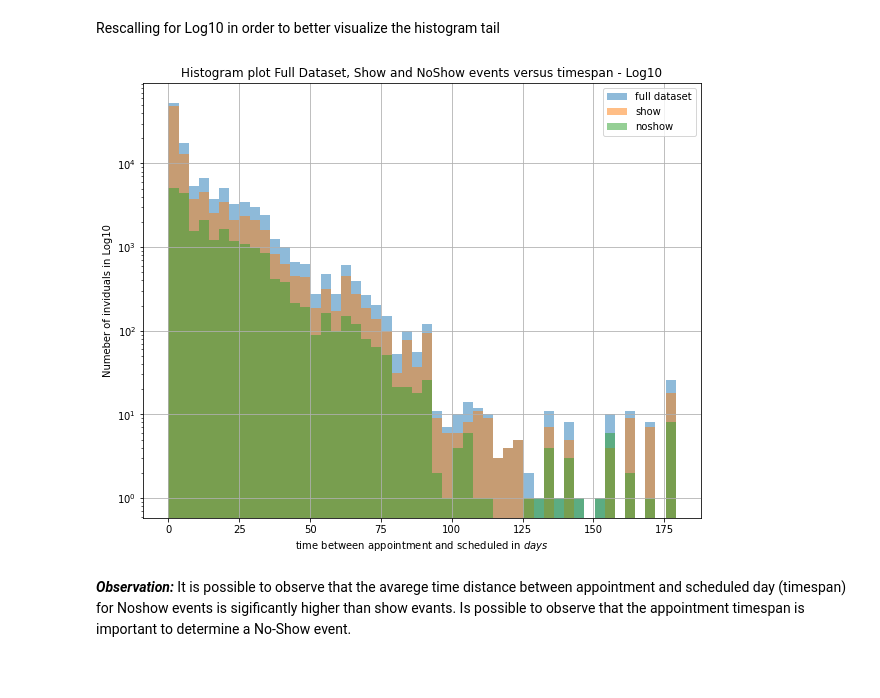
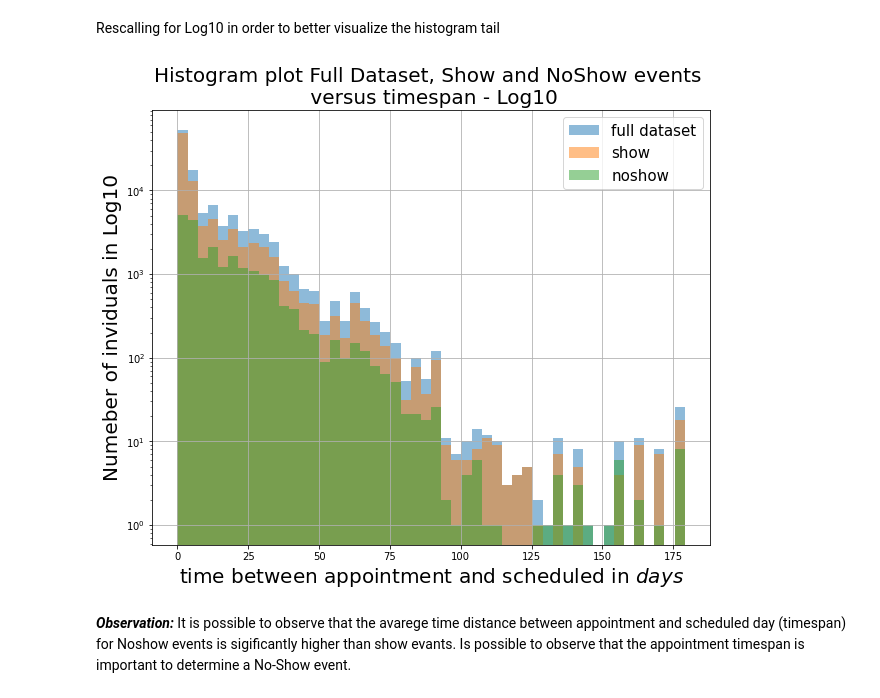
Before and after one commit to mpicanco/udacity_proj2, a Jupyter notebook: investigate-a-dataset-template.ipynb, the cells around one changed output. Drawn from its saved outputs; the diff is of its cells as text; code cells hidden in the pictures.

```diff
--- a/investigate-a-dataset-template.ipynb
+++ b/investigate-a-dataset-template.ipynb
@@ -461,15 +450,15 @@ Rescalling for Log10 in order to better visualize the histogram tail
 # %%
 df.timespan.hist(alpha=0.5,label='full dataset',log=True,bins=50,figsize=(10,8));
 df[show].timespan.hist(alpha=0.5,label='show',log=True,bins=50);
 df[noshow].timespan.hist(alpha=0.5,label='noshow',log=True,bins=50);
-plt.xlabel(r'time between appointment and scheduled in $days$');
-plt.ylabel(r'Numeber of inviduals in Log10')
+plt.xlabel(r'time between appointment and scheduled in $days$',fontsize=20);
+plt.ylabel(r'Numeber of inviduals in Log10',fontsize=20)
 
-plt.title("Histogram plot Full Dataset, Show and NoShow events versus timespan - Log10")
+plt.title("Histogram plot Full Dataset, Show and NoShow events \n versus timespan - Log10",fontsize=20)
 
-plt.legend();
+plt.legend(fontsize=15);
 # %% [output]
-[figure, old version]
+[figure, new version]
 # %% [markdown]
 ***Observation:*** It is possible to observe that the avarege time distance between appointment and scheduled day (timespan) for Noshow events is sigificantly higher than show evants. Is possible to observe that the appointment timespan is important to determine a No-Show event.
 # %% [markdown]
```
Also changed, not shown: parts of 11 cells of this notebook.
